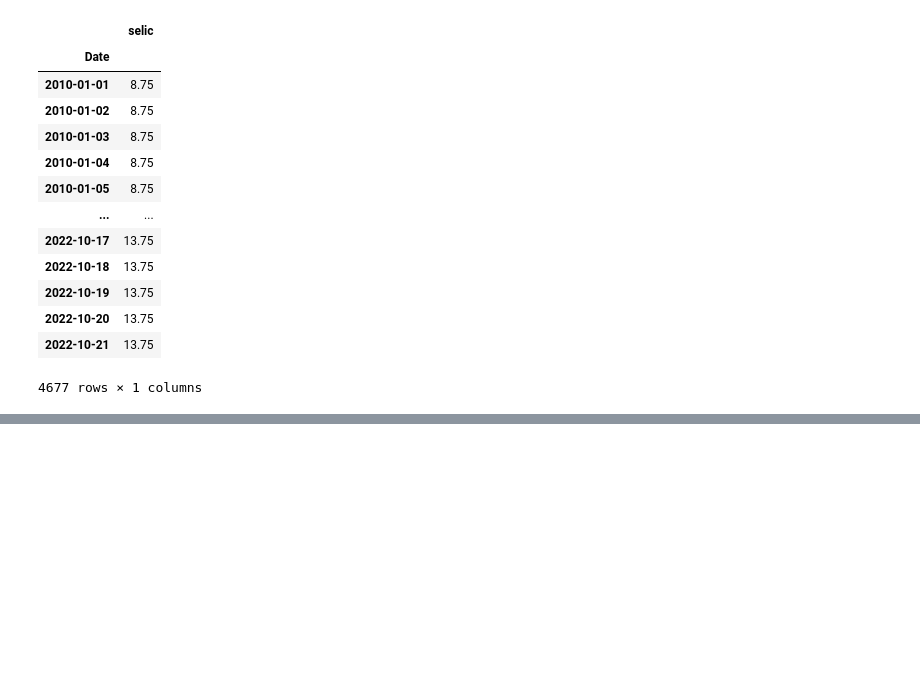
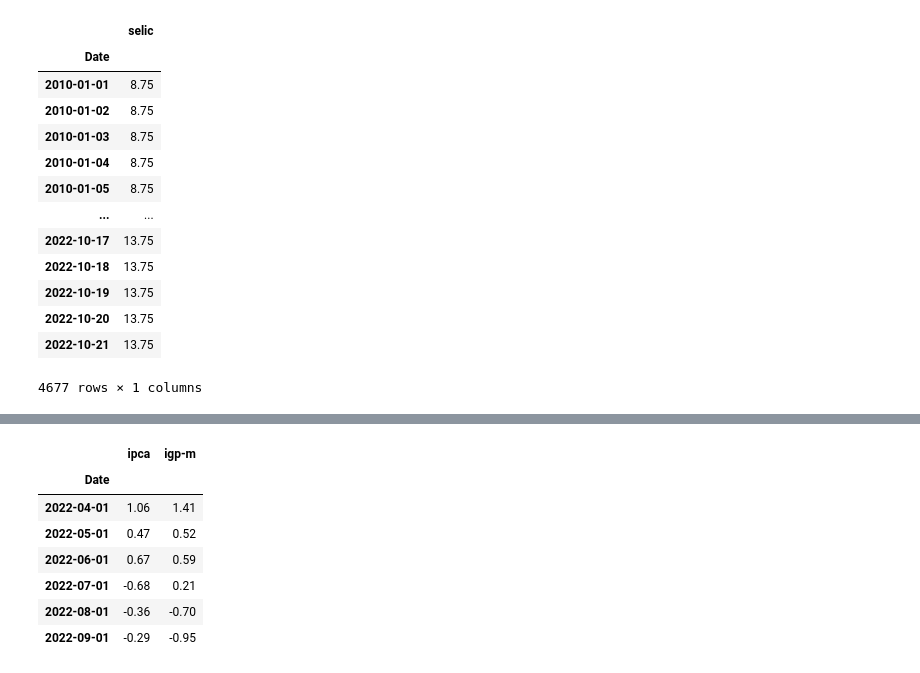
Before and after one commit to WallisonSantos/AppPy, a Jupyter notebook: teste.ipynb, the cells around one changed output, grey strips where cells are left out. Saved outputs shown, nothing was run; the diff lists cells and outputs as text; code cells hidden in the pictures; blank space fills up the shorter version.

```diff
--- a/teste.ipynb
+++ b/teste.ipynb
@@ -112,0 +118,14 @@ ax.plot(selic.index[selic])
+# %%
+# Série do IPCA e IGP-M
+
+inflacao = sgs.get({'ipca': 433, 'igp-m': 189}, start=um_ano_atras + timedelta(180)) # 6 meses de dados
+display(inflacao)
+# %% [output]
+|  | ipca | igp-m |
+| Date |  |  |
+| 2022-04-01 | 1.06 | 1.41 |
+| 2022-05-01 | 0.47 | 0.52 |
+| 2022-06-01 | 0.67 | 0.59 |
+| 2022-07-01 | -0.68 | 0.21 |
+| 2022-08-01 | -0.36 | -0.70 |
+| 2022-09-01 | -0.29 | -0.95 |
```
Also changed, not shown: parts of 2 cells of this notebook, 4 other files.
